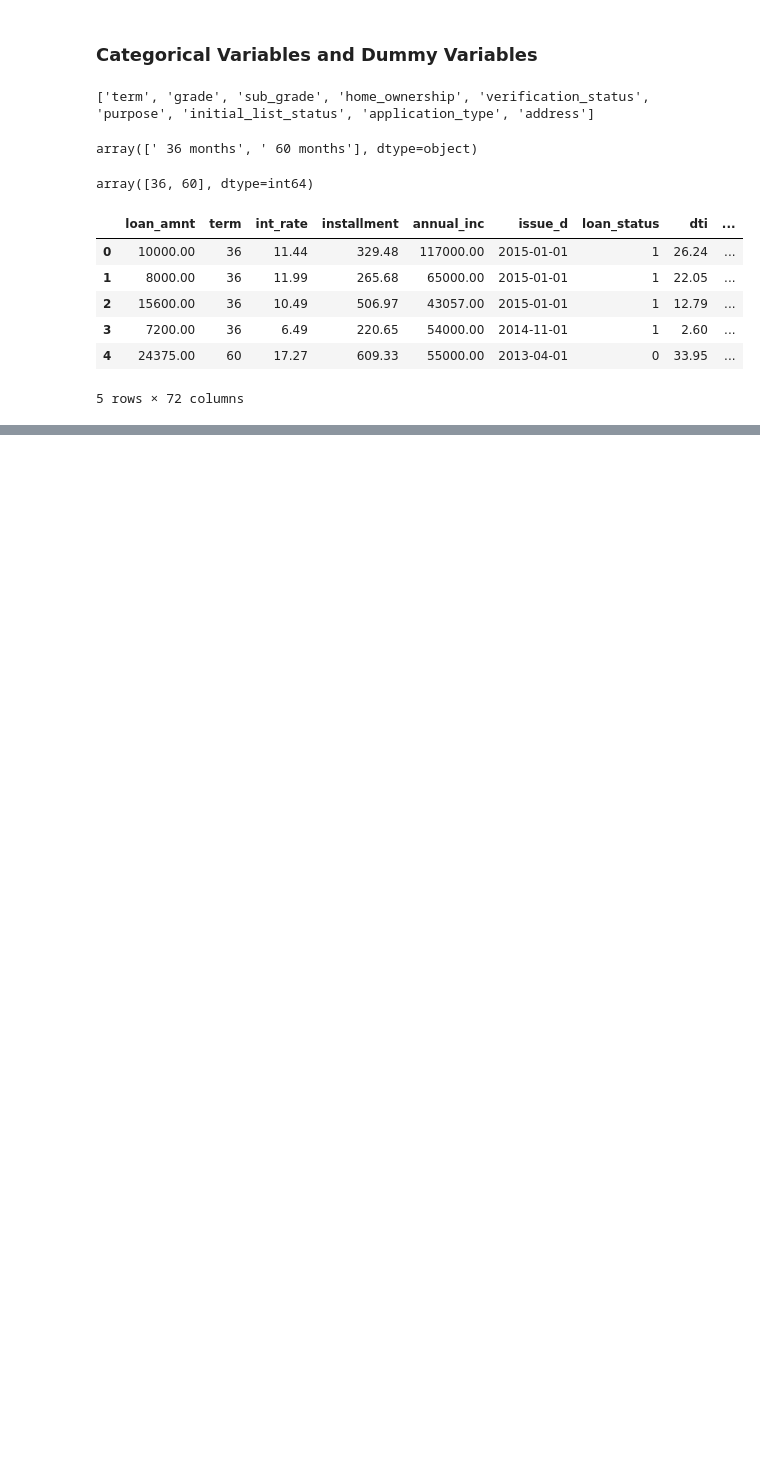
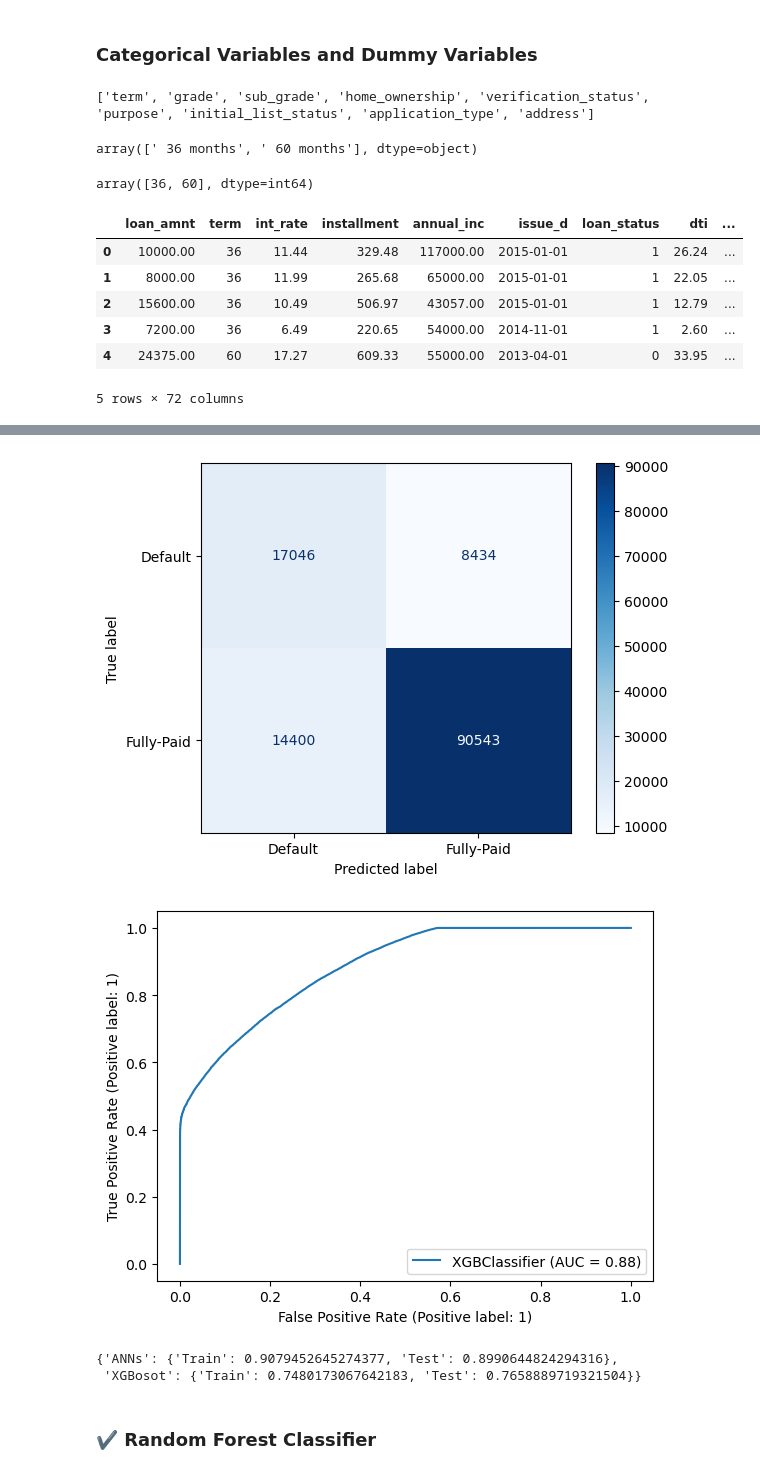
Before and after one commit to harsh0520/preprocess_lending_lending_club_data, a Jupyter notebook: concat_data.ipynb, the cells around one changed output, grey strips where cells are left out. Saved outputs shown, nothing was run; the diff lists cells and outputs as text; code cells hidden in the pictures; blank space fills up the shorter version.

```diff
--- a/concat_data.ipynb
+++ b/concat_data.ipynb
@@ -713,0 +949,8 @@ data.head(5)
+# %%
+xgb_clf = XGBClassifier(use_label_encoder = False)
+xgb_clf.fit(X_train, y_train)
+y_train_pred=xgb_clf.predict(X_train)
+y_test_pred = xgb_clf.predict(X_test)
+
+print_score(y_train, y_train_pred, train=True)
+print_score(y_test, y_test_pred, train=False)
@@ -713,0 +975,11 @@ data.head(5)
+# %%
+disp = ConfusionMatrixDisplay.from_estimator(
+    xgb_clf, X_test, y_test,
+    cmap='Blues', values_format='d',
+    display_labels=['Default','Fully-Paid']
+)
+
+disp = RocCurveDisplay.from_estimator(xgb_clf, X_test, y_test)
+# %% [output]
+[figure, added]
+[figure, added]
@@ -713,0 +991,7 @@ data.head(5)
+# %%
+score_dict
+# %% [output]
+{'ANNs': {'Train': 0.9079452645274377, 'Test': 0.8990644824294316},
+ 'XGBosot': {'Train': 0.7480173067642183, 'Test': 0.7658889719321504}}
+# %% [markdown]
+### ✔️ Random Forest Classifier
```
Also changed, not shown: parts of 35 cells of this notebook.
